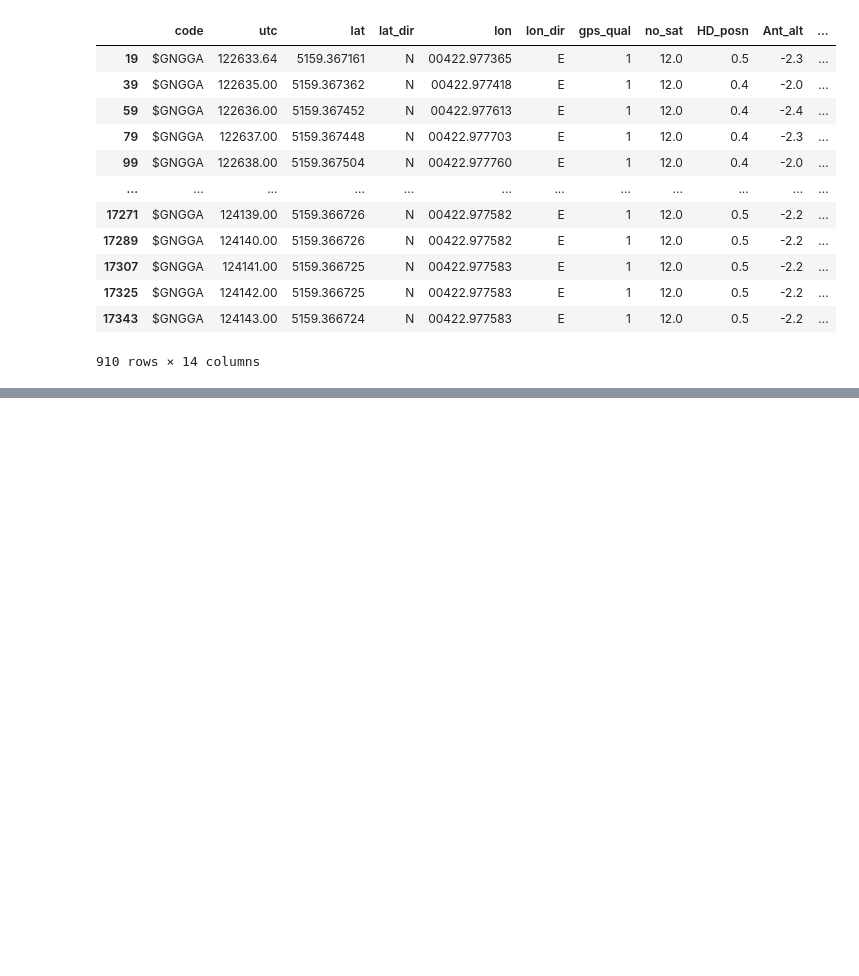
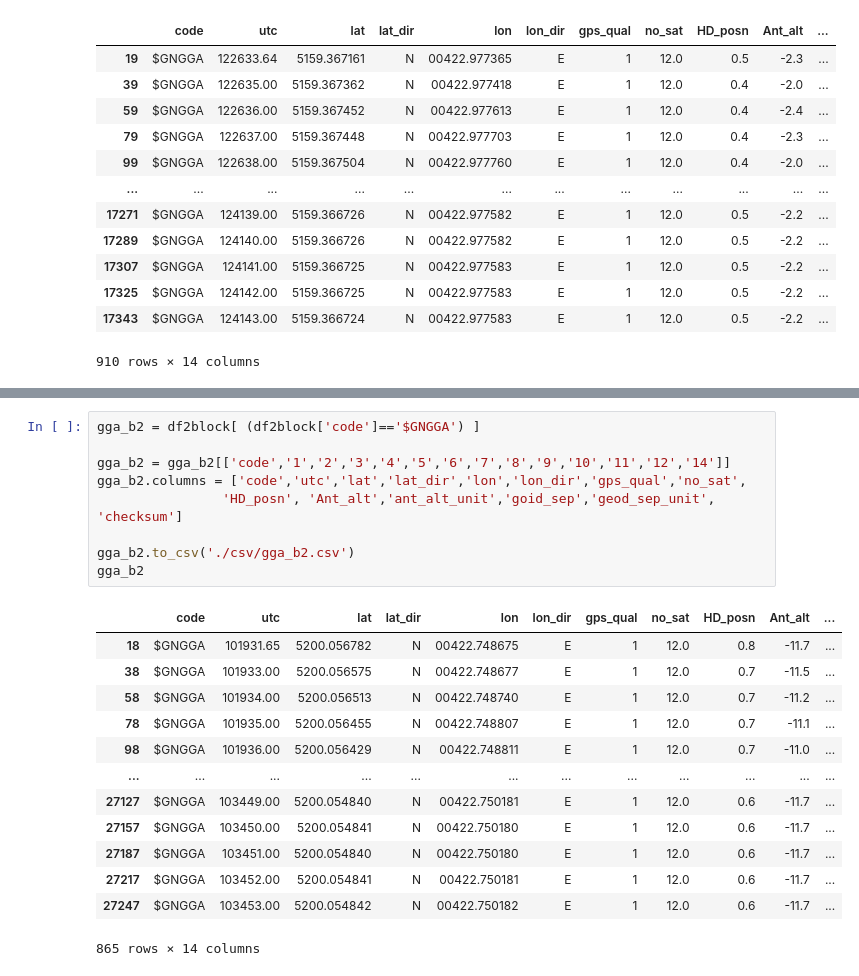
Before and after one commit to pratyush1611/geo1003_position, a Jupyter notebook: asg2.ipynb, the cells around one changed output, grey strips where cells are left out. Drawn from its saved outputs; the diff is of its cells as text; blank space fills up the shorter version.

```diff
--- a/asg2.ipynb
+++ b/asg2.ipynb
@@ -275,0 +320,23 @@ gga_2
+# %%
+gga_b2 = df2block[ (df2block['code']=='$GNGGA') ]
+
+gga_b2 = gga_b2[['code','1','2','3','4','5','6','7','8','9','10','11','12','14']]
+gga_b2.columns = ['code','utc','lat','lat_dir','lon','lon_dir','gps_qual','no_sat',
+                'HD_posn', 'Ant_alt','ant_alt_unit','goid_sep','geod_sep_unit', 'checksum']
+
+gga_b2.to_csv('./csv/gga_b2.csv')
+gga_b2
+# %% [output]
+|  | code | utc | lat | lat_dir | lon | lon_dir | gps_qual | no_sat | HD_posn | Ant_alt | ... |
+| 18 | $GNGGA | 101931.65 | 5200.056782 | N | 00422.748675 | E | 1 | 12.0 | 0.8 | -11.7 | ... |
+| 38 | $GNGGA | 101933.00 | 5200.056575 | N | 00422.748677 | E | 1 | 12.0 | 0.7 | -11.5 | ... |
+| 58 | $GNGGA | 101934.00 | 5200.056513 | N | 00422.748740 | E | 1 | 12.0 | 0.7 | -11.2 | ... |
+| 78 | $GNGGA | 101935.00 | 5200.056455 | N | 00422.748807 | E | 1 | 12.0 | 0.7 | -11.1 | ... |
+| 98 | $GNGGA | 101936.00 | 5200.056429 | N | 00422.748811 | E | 1 | 12.0 | 0.7 | -11.0 | ... |
+| ... | ... | ... | ... | ... | ... | ... | ... | ... | ... | ... | ... |
+| 27127 | $GNGGA | 103449.00 | 5200.054840 | N | 00422.750181 | E | 1 | 12.0 | 0.6 | -11.7 | ... |
+| 27157 | $GNGGA | 103450.00 | 5200.054841 | N | 00422.750180 | E | 1 | 12.0 | 0.6 | -11.7 | ... |
+| 27187 | $GNGGA | 103451.00 | 5200.054840 | N | 00422.750180 | E | 1 | 12.0 | 0.6 | -11.7 | ... |
+| 27217 | $GNGGA | 103452.00 | 5200.054841 | N | 00422.750181 | E | 1 | 12.0 | 0.6 | -11.7 | ... |
+| 27247 | $GNGGA | 103453.00 | 5200.054842 | N | 00422.750182 | E | 1 | 12.0 | 0.6 | -11.7 | ... |
+865 rows × 14 columns
```
Also changed, not shown: parts of 3 cells of this notebook.
